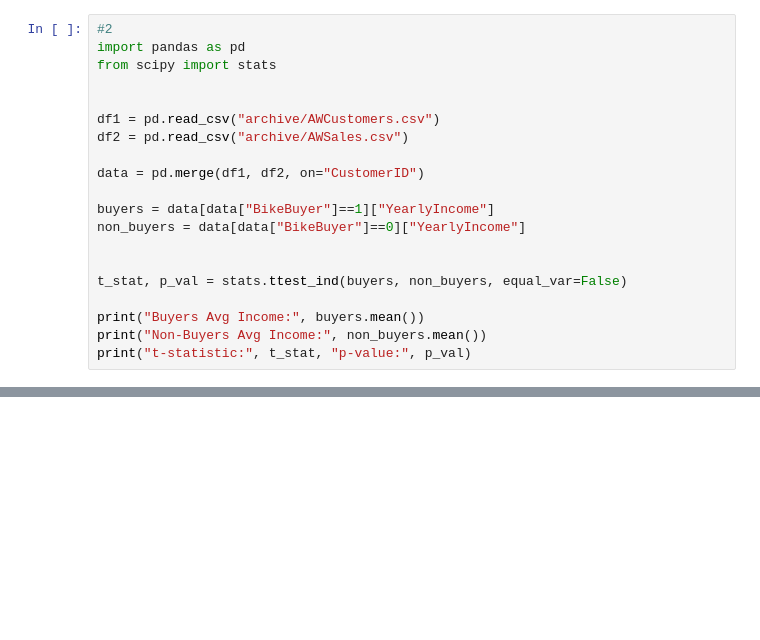
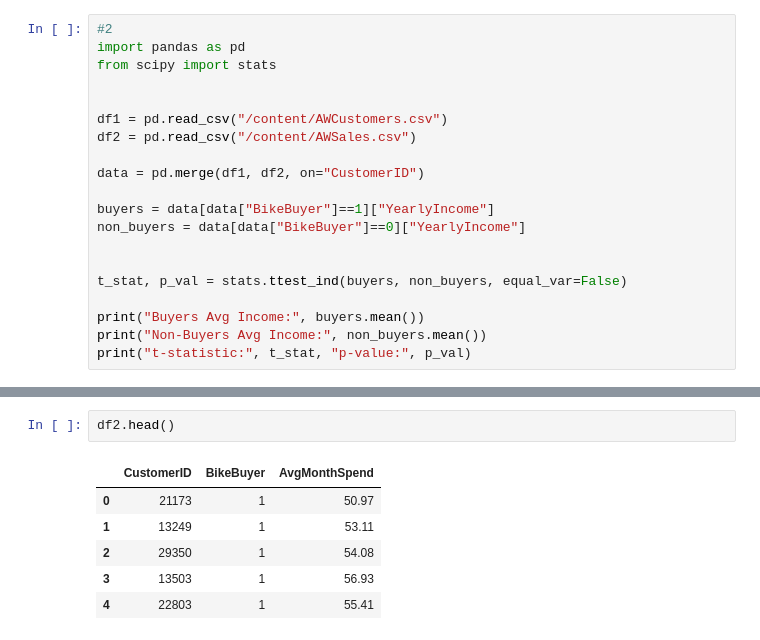
Before and after one commit to 5umitpandey/MCA_308, a Jupyter notebook: Assignment_3.ipynb, the cells around one changed output, grey strips where cells are left out. Cells and saved outputs as stored; diff of their text form; blank space fills up the shorter version.

```diff
--- a/Assignment_3.ipynb
+++ b/Assignment_3.ipynb
@@ -38,8 +54,8 @@ import pandas as pd
 from scipy import stats
 
 
-df1 = pd.read_csv("archive/AWCustomers.csv")
-df2 = pd.read_csv("archive/AWSales.csv")
+df1 = pd.read_csv("/content/AWCustomers.csv")
+df2 = pd.read_csv("/content/AWSales.csv")
 
 data = pd.merge(df1, df2, on="CustomerID")
 
@@ -56,0 +85,9 @@ FileNotFoundError: [Errno 2] No such file or directory: 'archive/AWCustomers.csv
+# %%
+df2.head()
+# %% [output]
+|  | CustomerID | BikeBuyer | AvgMonthSpend |
+| 0 | 21173 | 1 | 50.97 |
+| 1 | 13249 | 1 | 53.11 |
+| 2 | 29350 | 1 | 54.08 |
+| 3 | 13503 | 1 | 56.93 |
+| 4 | 22803 | 1 | 55.41 |
```
Also changed, not shown: parts of 8 cells of this notebook, 1 other file.
